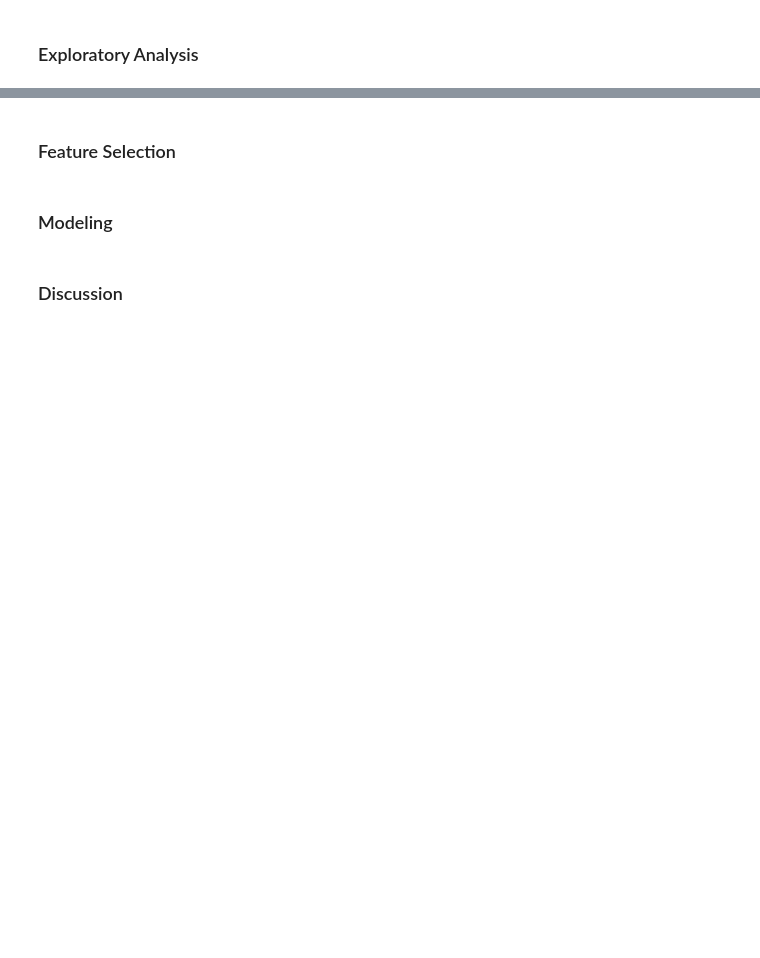
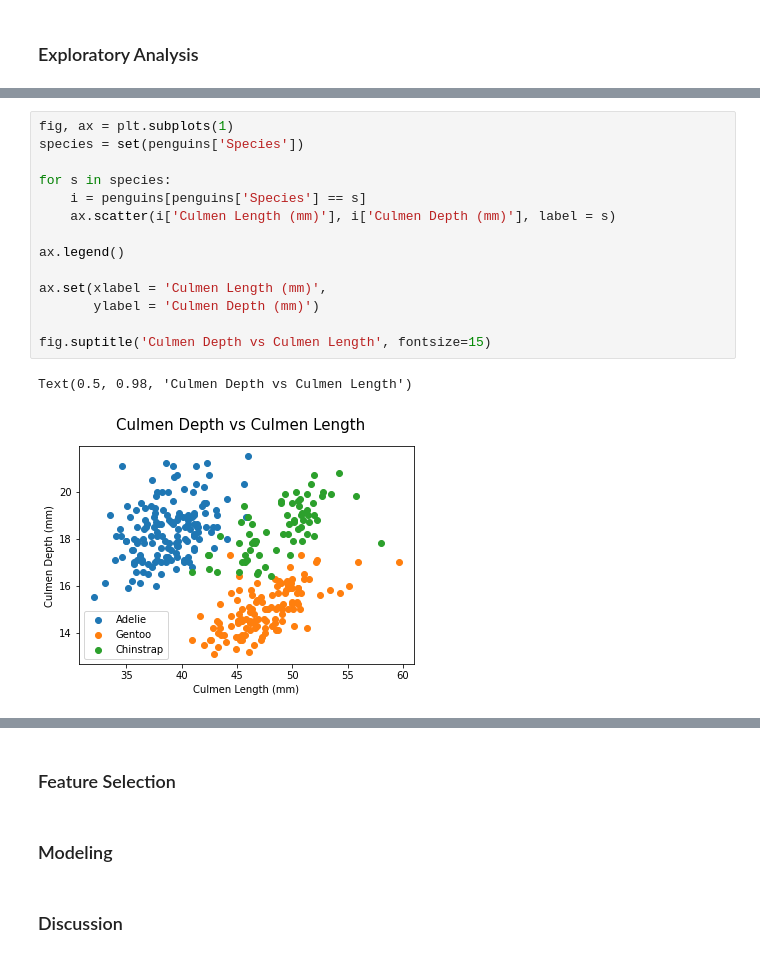
Before and after one commit to ryankkien/penguinsproject, a Jupyter notebook: penguinsproject.ipynb, the cells around one changed output, grey strips where cells are left out. Saved outputs shown, nothing was run; the diff lists cells and outputs as text; blank space fills up the shorter version.

```diff
--- a/penguinsproject.ipynb
+++ b/penguinsproject.ipynb
@@ -52,0 +129,17 @@ y_test.dropna()
+# %%
+fig, ax = plt.subplots(1)
+species = set(penguins['Species'])
+
+for s in species:
+    i = penguins[penguins['Species'] == s]
+    ax.scatter(i['Culmen Length (mm)'], i['Culmen Depth (mm)'], label = s)
+
+ax.legend()
+
+ax.set(xlabel = 'Culmen Length (mm)',
+       ylabel = 'Culmen Depth (mm)')
+
+fig.suptitle('Culmen Depth vs Culmen Length', fontsize=15)
+# %% [output]
+Text(0.5, 0.98, 'Culmen Depth vs Culmen Length')
+[figure, added]
```
Also changed, not shown: parts of 13 cells of this notebook, 1 other file.
